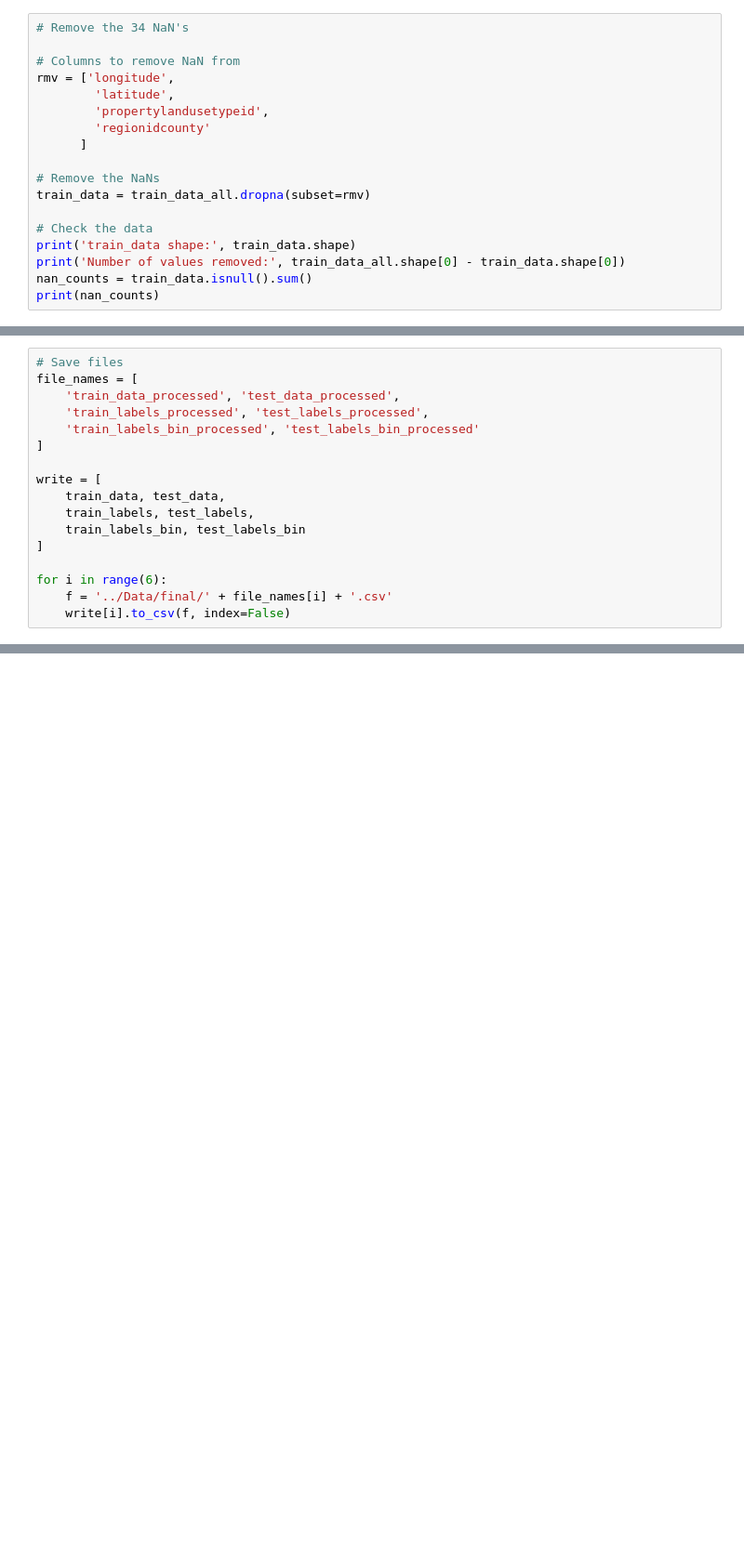
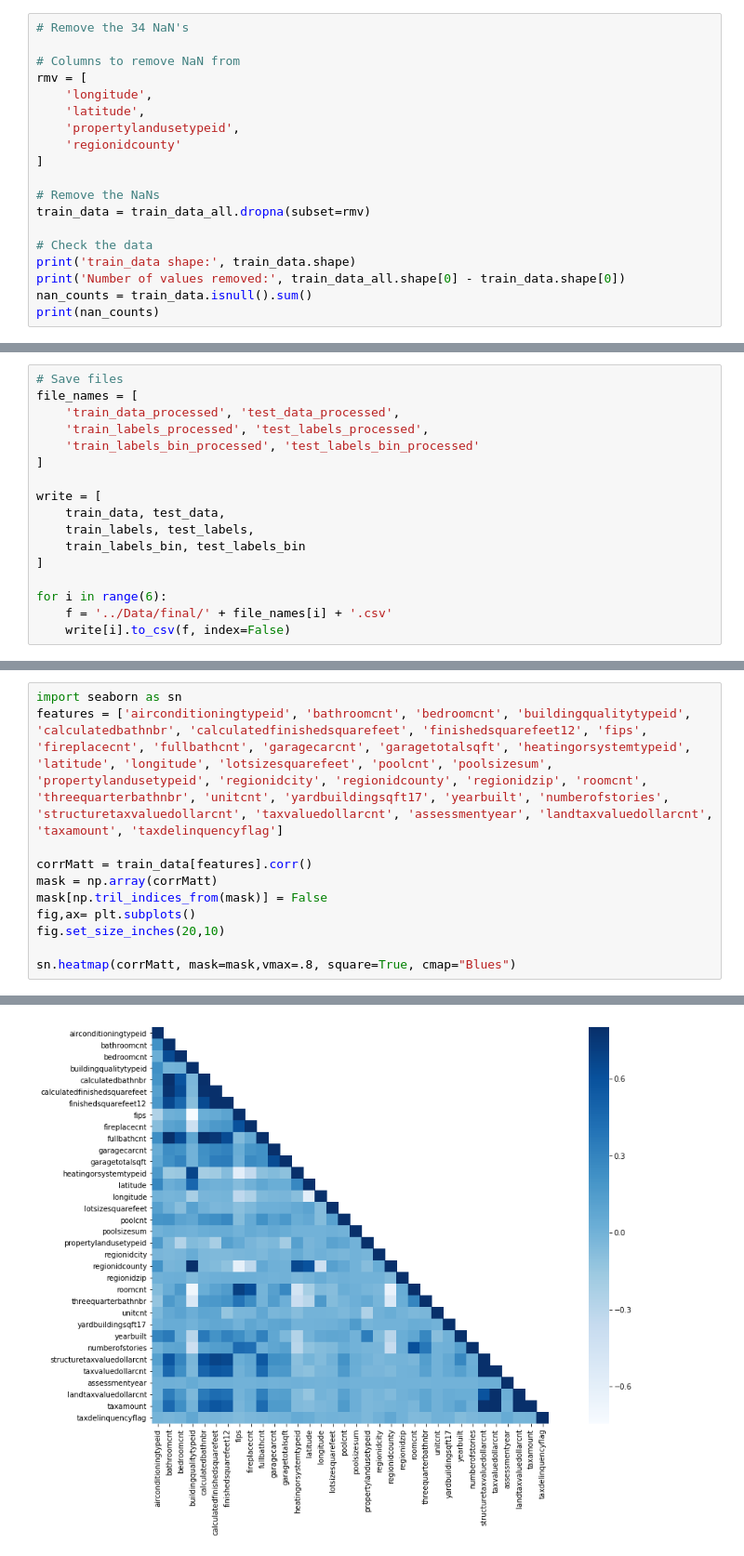
Before and after one commit to sfswift/w207_swift_larance, a Jupyter notebook: Project Notebooks/Preprocessing Clean.ipynb, the cells around one changed output, grey strips where cells are left out. Shown at 93% size. Saved outputs shown, nothing was run; the diff lists cells and outputs as text; blank space fills up the shorter version.

Commit message:
Update with heatmap

```diff
--- a/Project Notebooks/Preprocessing Clean.ipynb
+++ b/Project Notebooks/Preprocessing Clean.ipynb
@@ -80,11 +80,12 @@ dtype: object
 # Remove the 34 NaN's
 
 # Columns to remove NaN from
-rmv = ['longitude',
-        'latitude',
-        'propertylandusetypeid',
-        'regionidcounty'
-      ]
+rmv = [
+    'longitude',
+    'latitude',
+    'propertylandusetypeid',
+    'regionidcounty'
+]
 
 # Remove the NaNs
 train_data = train_data_all.dropna(subset=rmv)
@@ -522,0 +528,12 @@ for i in range(6):
+# %%
+import seaborn as sn
+features = ['airconditioningtypeid', 'bathroomcnt', 'bedroomcnt', 'buildingqualitytypeid', 'calculatedbathnbr', 'calculatedfinishedsquarefeet', 'finishedsquarefeet12', 'fips', 'fireplacecnt', 'fullbathcnt', 'garagecarcnt', 'garagetotalsqft', 'heatingorsystemtypeid', 'latitude', 'longitude', 'lotsizesquarefeet', 'poolcnt', 'poolsizesum', 'propertylandusetypeid', 'regionidcity', 'regionidcounty', 'regionidzip', 'roomcnt', 'threequarterbathnbr', 'unitcnt', 'yardbuildingsqft17', 'yearbuilt', 'numberofstories', 'structuretaxvaluedollarcnt', 'taxvaluedollarcnt', 'assessmentyear', 'landtaxvaluedollarcnt', 'taxamount', 'taxdelinquencyflag']
+
+corrMatt = train_data[features].corr()
+mask = np.array(corrMatt)
+mask[np.tril_indices_from(mask)] = False
+fig,ax= plt.subplots()
+fig.set_size_inches(20,10)
+
+sn.heatmap(corrMatt, mask=mask,vmax=.8, square=True, cmap="Blues")
+# %% [output]
@@ -522,0 +541 @@ for i in range(6):
+[figure, added]
```
Also changed, not shown: parts of 3 cells of this notebook.
